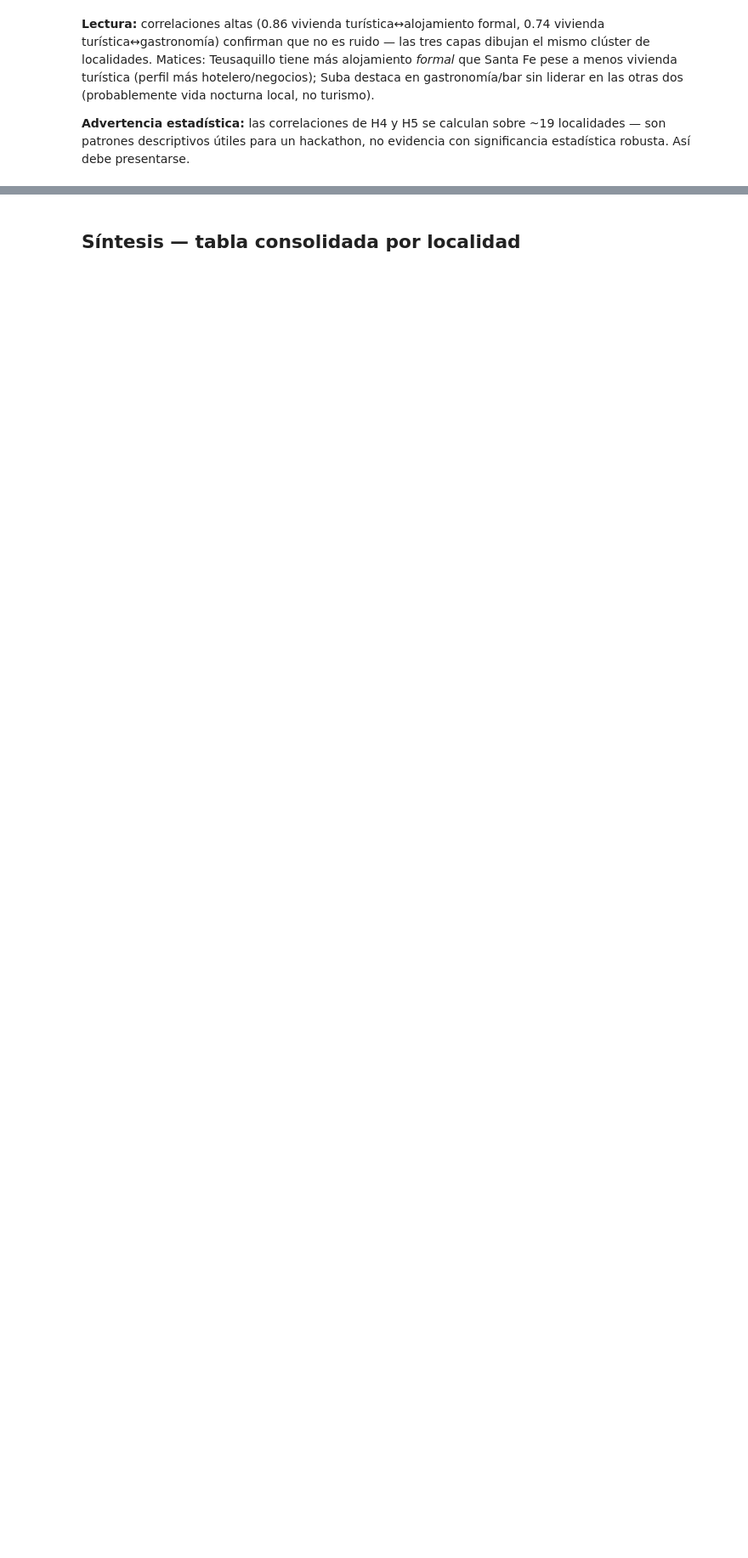
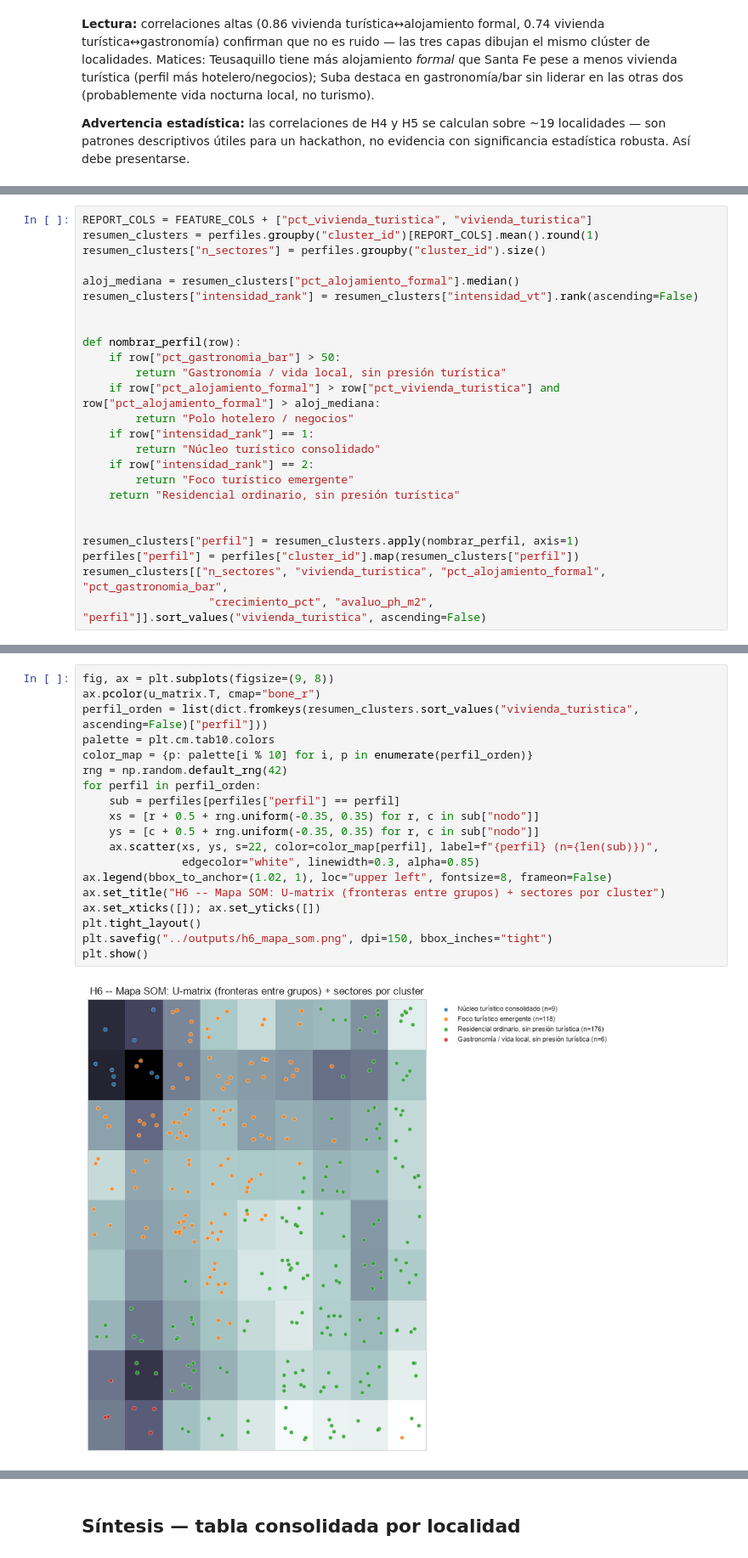
Before and after one commit to JCaceres-R/DataJam-Turismo-Vivienda, a Jupyter notebook: notebooks/01_turismo_vivienda_analisis.ipynb, the cells around one changed output, grey strips where cells are left out. Shown at 85% size. Saved outputs shown, nothing was run; the diff lists cells and outputs as text; blank space fills up the shorter version.

```diff
--- a/notebooks/01_turismo_vivienda_analisis.ipynb
+++ b/notebooks/01_turismo_vivienda_analisis.ipynb
@@ -586,0 +560,25 @@ Guardado: data/processed/clusters_sector_catastral.csv (309 sectores)
+# %%
+REPORT_COLS = FEATURE_COLS + ["pct_vivienda_turistica", "vivienda_turistica"]
+resumen_clusters = perfiles.groupby("cluster_id")[REPORT_COLS].mean().round(1)
+resumen_clusters["n_sectores"] = perfiles.groupby("cluster_id").size()
+
+aloj_mediana = resumen_clusters["pct_alojamiento_formal"].median()
+resumen_clusters["intensidad_rank"] = resumen_clusters["intensidad_vt"].rank(ascending=False)
+
+
+def nombrar_perfil(row):
+    if row["pct_gastronomia_bar"] > 50:
+        return "Gastronomía / vida local, sin presión turística"
+    if row["pct_alojamiento_formal"] > row["pct_vivienda_turistica"] and row["pct_alojamiento_formal"] > aloj_mediana:
+        return "Polo hotelero / negocios"
+    if row["intensidad_rank"] == 1:
+        return "Núcleo turístico consolidado"
+    if row["intensidad_rank"] == 2:
+        return "Foco turístico emergente"
+    return "Residencial ordinario, sin presión turística"
+
+
+resumen_clusters["perfil"] = resumen_clusters.apply(nombrar_perfil, axis=1)
+perfiles["perfil"] = perfiles["cluster_id"].map(resumen_clusters["perfil"])
+resumen_clusters[["n_sectores", "vivienda_turistica", "pct_alojamiento_formal", "pct_gastronomia_bar",
+                   "crecimiento_pct", "avaluo_ph_m2", "perfil"]].sort_values("vivienda_turistica", ascending=False)
@@ -586,0 +620,21 @@ Guardado: data/processed/clusters_sector_catastral.csv (309 sectores)
+# %%
+fig, ax = plt.subplots(figsize=(9, 8))
+ax.pcolor(u_matrix.T, cmap="bone_r")
+perfil_orden = list(dict.fromkeys(resumen_clusters.sort_values("vivienda_turistica", ascending=False)["perfil"]))
+palette = plt.cm.tab10.colors
+color_map = {p: palette[i % 10] for i, p in enumerate(perfil_orden)}
+rng = np.random.default_rng(42)
+for perfil in perfil_orden:
+    sub = perfiles[perfiles["perfil"] == perfil]
+    xs = [r + 0.5 + rng.uniform(-0.35, 0.35) for r, c in sub["nodo"]]
+    ys = [c + 0.5 + rng.uniform(-0.35, 0.35) for r, c in sub["nodo"]]
+    ax.scatter(xs, ys, s=22, color=color_map[perfil], label=f"{perfil} (n={len(sub)})",
+               edgecolor="white", linewidth=0.3, alpha=0.85)
+ax.legend(bbox_to_anchor=(1.02, 1), loc="upper left", fontsize=8, frameon=False)
+ax.set_title("H6 -- Mapa SOM: U-matrix (fronteras entre grupos) + sectores por cluster")
+ax.set_xticks([]); ax.set_yticks([])
+plt.tight_layout()
+plt.savefig("../outputs/h6_mapa_som.png", dpi=150, bbox_inches="tight")
+plt.show()
+# %% [output]
+[figure, added]
```
Also changed, not shown: parts of 17 cells of this notebook, 4 other files.
